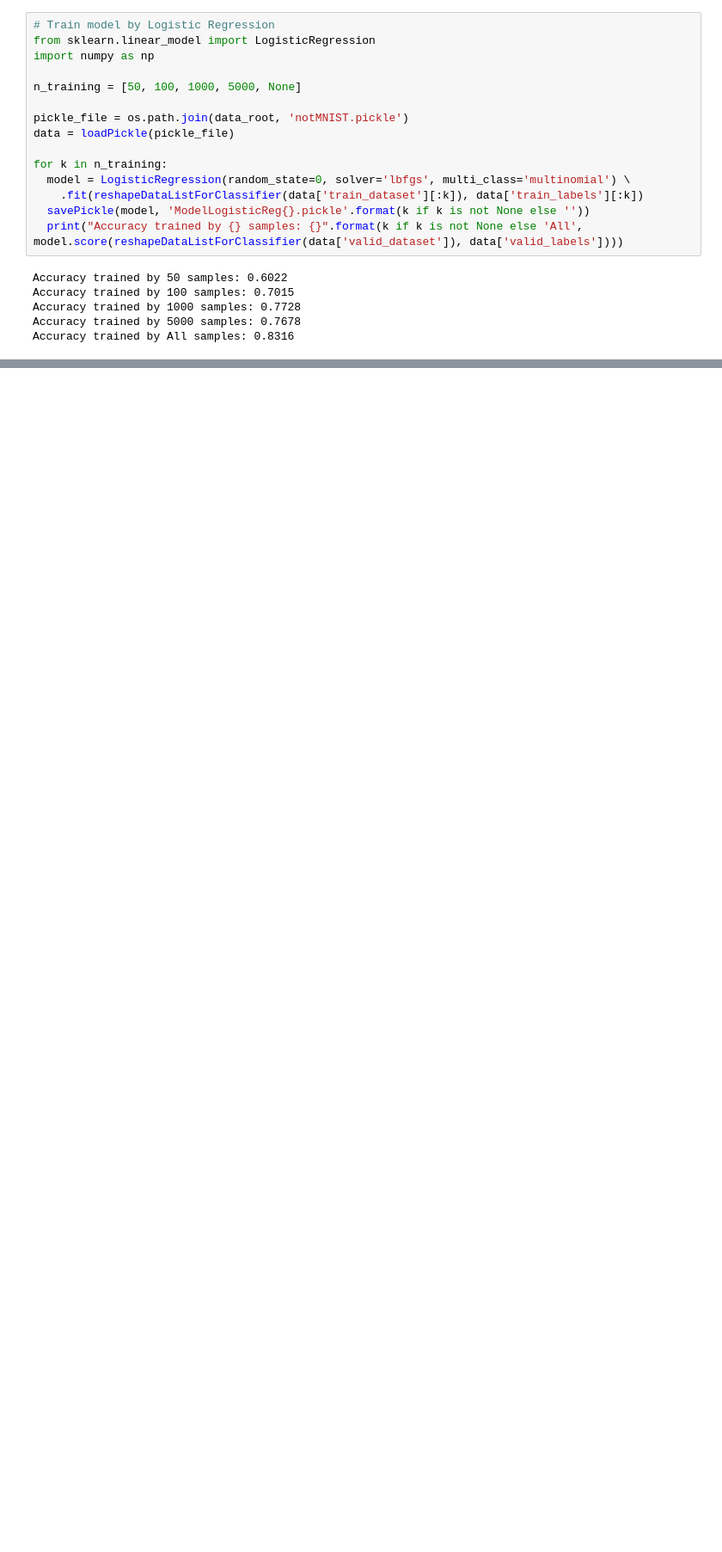
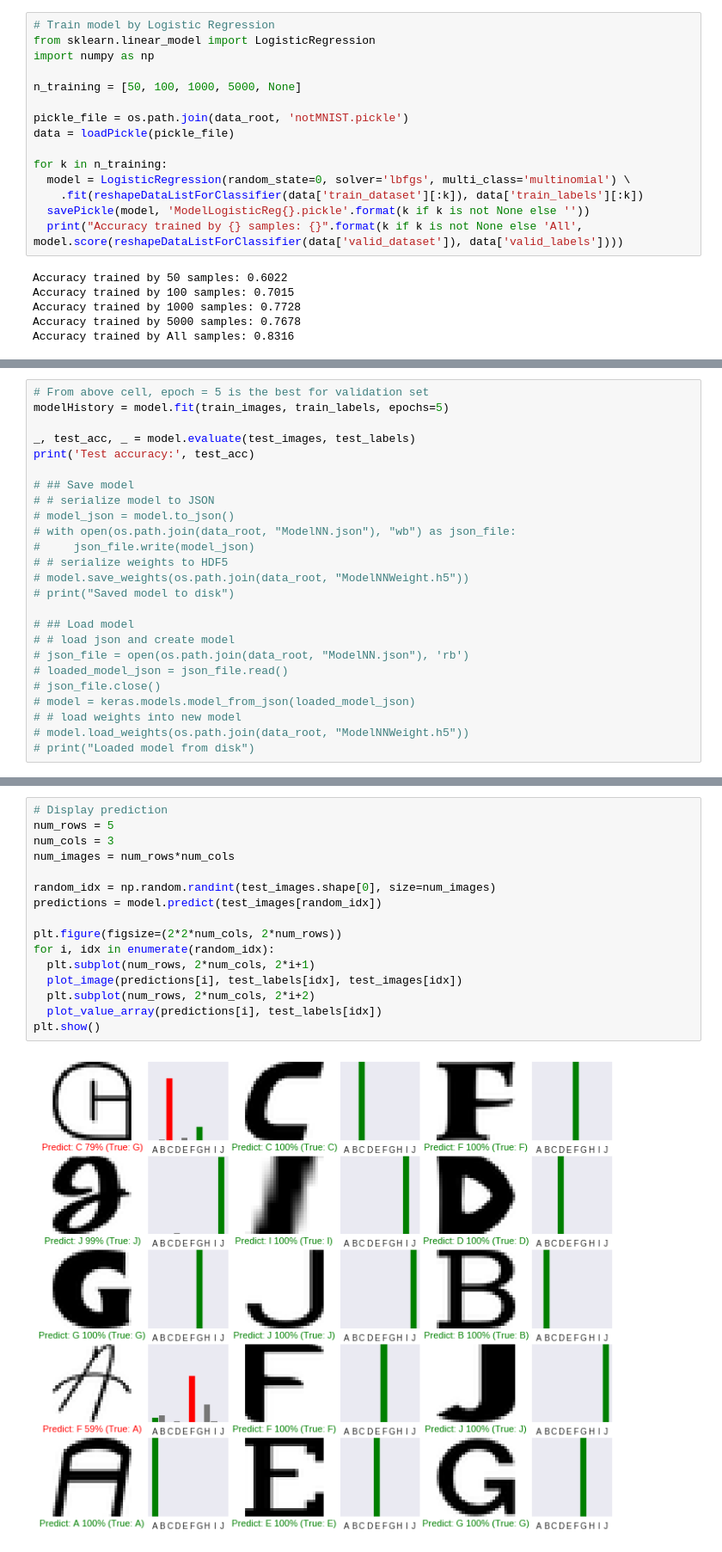
Before and after one commit to BOSS-Danuphan/udacity-deep-learning, a Jupyter notebook: 1_notmnist.ipynb, the cells around one changed output, grey strips where cells are left out. Shown: that part at 86% size. Saved outputs shown, nothing was run; the diff lists cells and outputs as text; blank space fills up the shorter version.

```diff
--- a/1_notmnist.ipynb
+++ b/1_notmnist.ipynb
@@ -540,0 +601,25 @@ plt.show()
+# %%
+# From above cell, epoch = 5 is the best for validation set
+modelHistory = model.fit(train_images, train_labels, epochs=5)
+
+_, test_acc, _ = model.evaluate(test_images, test_labels)
+print('Test accuracy:', test_acc)
+
+# ## Save model
+# # serialize model to JSON
+# model_json = model.to_json()
+# with open(os.path.join(data_root, "ModelNN.json"), "wb") as json_file:
+#     json_file.write(model_json)
+# # serialize weights to HDF5
+# model.save_weights(os.path.join(data_root, "ModelNNWeight.h5"))
+# print("Saved model to disk")
+
+# ## Load model
+# # load json and create model
+# json_file = open(os.path.join(data_root, "ModelNN.json"), 'rb')
+# loaded_model_json = json_file.read()
+# json_file.close()
+# model = keras.models.model_from_json(loaded_model_json)
+# # load weights into new model
+# model.load_weights(os.path.join(data_root, "ModelNNWeight.h5"))
+# print("Loaded model from disk")
@@ -540,0 +639,18 @@ plt.show()
+# %%
+# Display prediction
+num_rows = 5
+num_cols = 3
+num_images = num_rows*num_cols
+
+random_idx = np.random.randint(test_images.shape[0], size=num_images)
+predictions = model.predict(test_images[random_idx])
+
+plt.figure(figsize=(2*2*num_cols, 2*num_rows))
+for i, idx in enumerate(random_idx):
+  plt.subplot(num_rows, 2*num_cols, 2*i+1)
+  plot_image(predictions[i], test_labels[idx], test_images[idx])
+  plt.subplot(num_rows, 2*num_cols, 2*i+2)
+  plot_value_array(predictions[i], test_labels[idx])
+plt.show()
+# %% [output]
+[figure, added]
```
Also changed, not shown: parts of 8 cells of this notebook.
